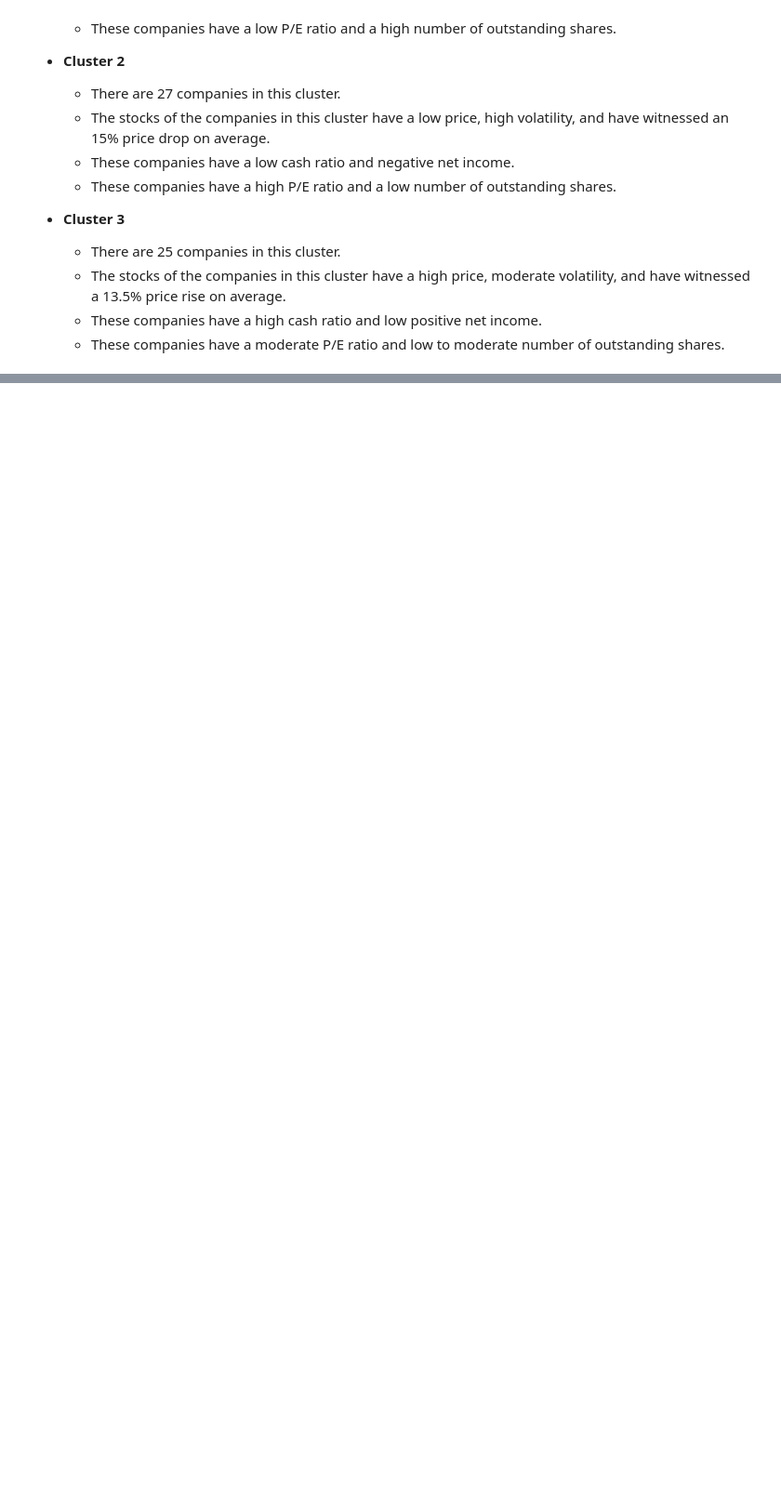
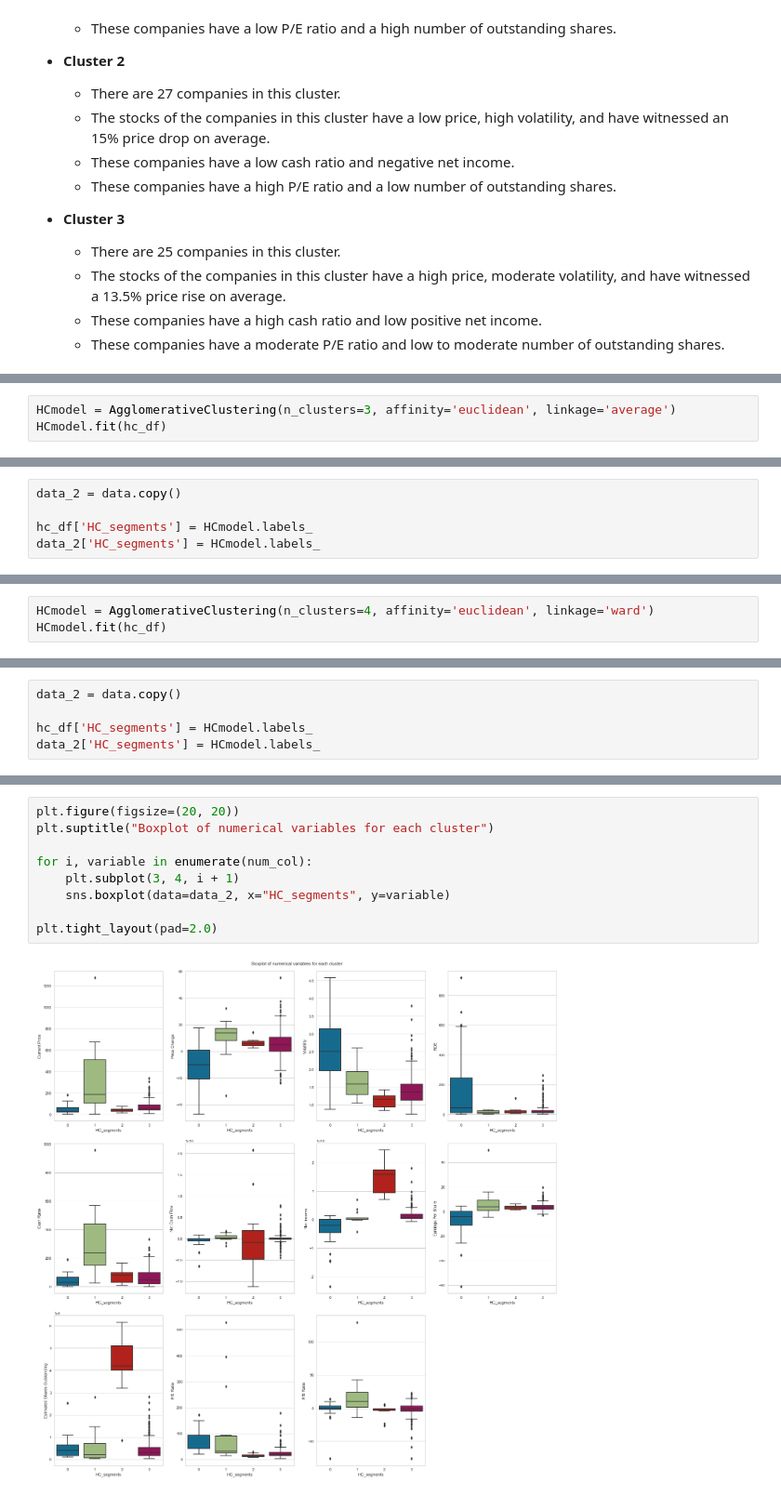
Before and after one commit to ArthurXia1031/Data_Science_Project, a Jupyter notebook: machine_learning/Unsupervised_Learning/Trade_data/stock_trade.ipynb, the cells around one changed output, grey strips where cells are left out. Shown at 93% size. Saved outputs shown, nothing was run; the diff lists cells and outputs as text; blank space fills up the shorter version.

```diff
--- a/machine_learning/Unsupervised_Learning/Trade_data/stock_trade.ipynb
+++ b/machine_learning/Unsupervised_Learning/Trade_data/stock_trade.ipynb
@@ -884,0 +1035,3 @@ plt.tight_layout(pad=2.0)
+# %%
+HCmodel = AgglomerativeClustering(n_clusters=3, affinity='euclidean', linkage='average')
+HCmodel.fit(hc_df)
@@ -884,0 +1040,5 @@ plt.tight_layout(pad=2.0)
+# %%
+data_2 = data.copy()
+
+hc_df['HC_segments'] = HCmodel.labels_
+data_2['HC_segments'] = HCmodel.labels_
@@ -884,0 +1088,3 @@ plt.tight_layout(pad=2.0)
+# %%
+HCmodel = AgglomerativeClustering(n_clusters=4, affinity='euclidean', linkage='ward')
+HCmodel.fit(hc_df)
@@ -884,0 +1093,5 @@ plt.tight_layout(pad=2.0)
+# %%
+data_2 = data.copy()
+
+hc_df['HC_segments'] = HCmodel.labels_
+data_2['HC_segments'] = HCmodel.labels_
@@ -884,0 +1158,11 @@ plt.tight_layout(pad=2.0)
+# %%
+plt.figure(figsize=(20, 20))
+plt.suptitle("Boxplot of numerical variables for each cluster")
+
+for i, variable in enumerate(num_col):
+    plt.subplot(3, 4, i + 1)
+    sns.boxplot(data=data_2, x="HC_segments", y=variable)
+
+plt.tight_layout(pad=2.0)
+# %% [output]
+[figure, added]
```
Also changed, not shown: parts of 44 cells of this notebook.
